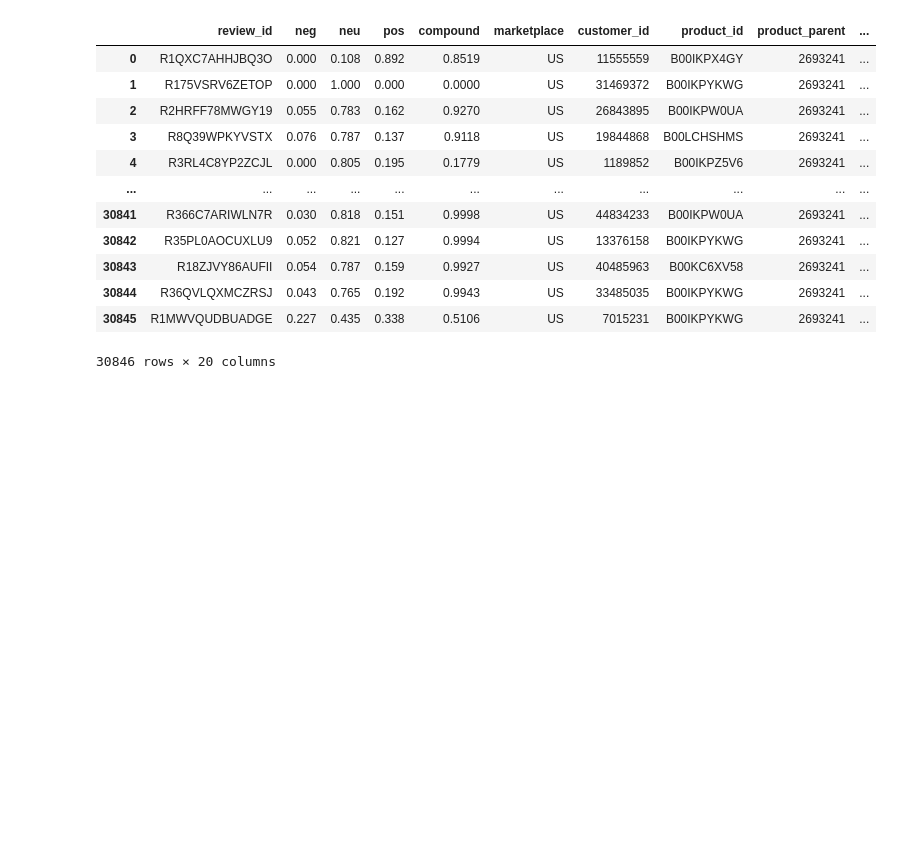
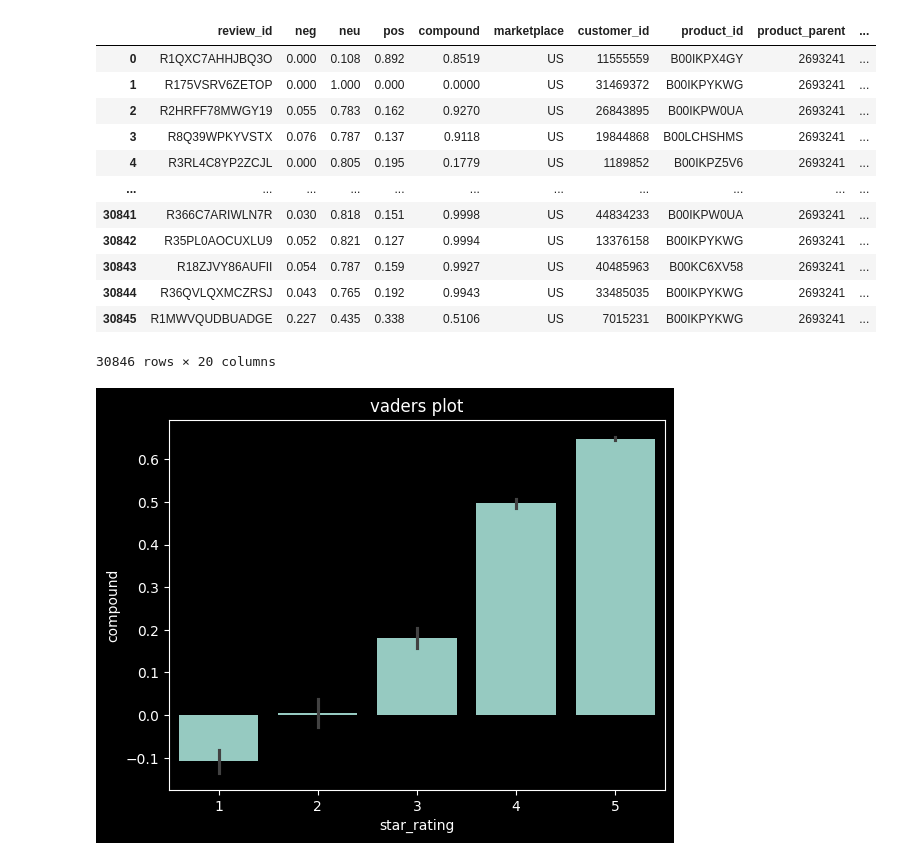
Before and after one commit to devvaii/NLP_sentiment_analysis, a Jupyter notebook: sentiment_analysis_NLP.ipynb, the cells around one changed output. Cells and saved outputs as stored; diff of their text form; code cells hidden in the pictures; blank space fills up the shorter version.

```diff
--- a/sentiment_analysis_NLP.ipynb
+++ b/sentiment_analysis_NLP.ipynb
@@ -227,3 +226,10 @@ vaders
 | 30844 | R36QVLQXMCZRSJ | 0.043 | 0.765 | 0.192 | 0.9943 | US | 33485035 | B00IKPYKWG | 2693241 | ... |
 | 30845 | R1MWVQUDBUADGE | 0.227 | 0.435 | 0.338 | 0.5106 | US | 7015231 | B00IKPYKWG | 2693241 | ... |
 30846 rows × 20 columns
+# %%
+#plotting and data viz
+
+ax=sns.barplot(data=vaders,x='star_rating',y='compound').set(title='vaders plot')
+plt.show()
+# %% [output]
+[figure, added]
```
Also changed, not shown: parts of 12 cells of this notebook.
